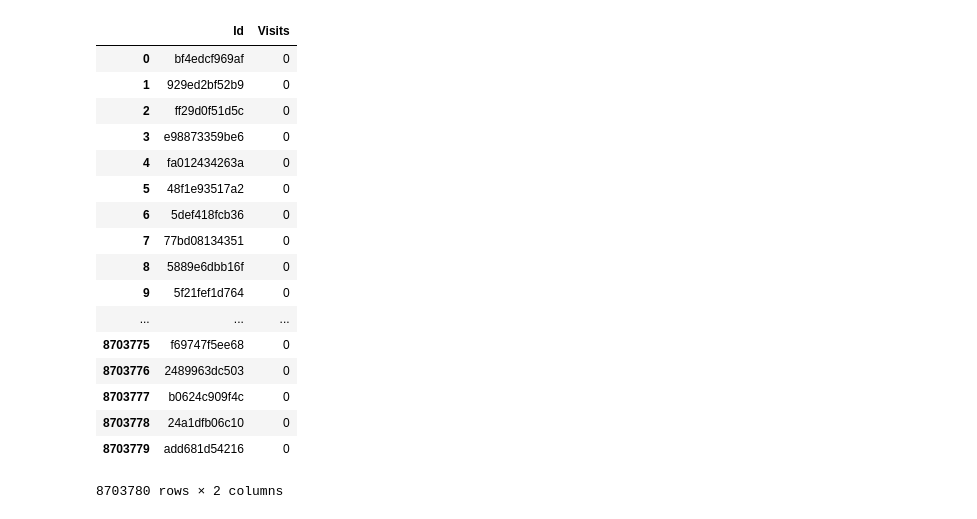
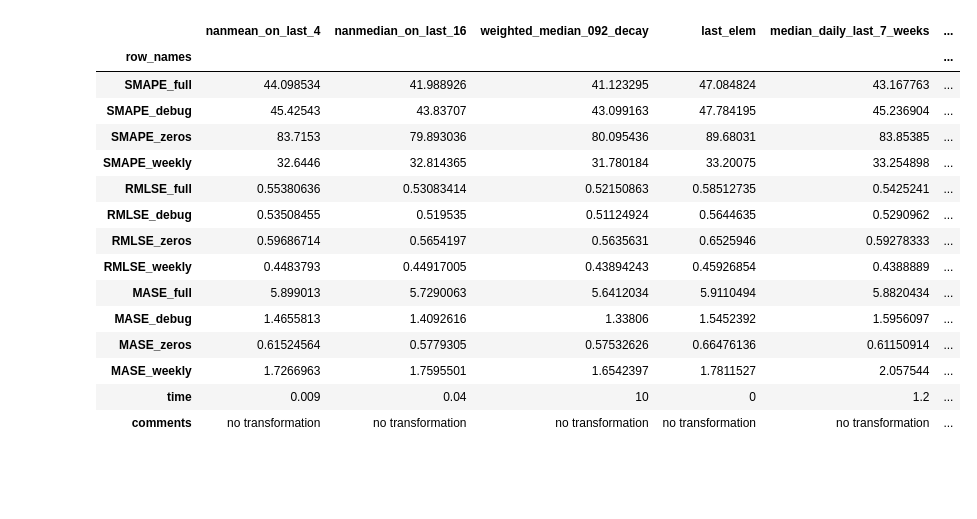
Before and after one commit to mmarinated/ProjectWiki, a Jupyter notebook: Untitled.ipynb, the cells around one changed output. Saved outputs shown, nothing was run; the diff lists cells and outputs as text; code cells hidden in the pictures; blank space fills up the shorter version.

```diff
--- a/Untitled.ipynb
+++ b/Untitled.ipynb
@@ -129,21 +17,0 @@ key
-# %%
-test
-# %% [output]
-|  | Id | Visits |
-| 0 | bf4edcf969af | 0 |
-| 1 | 929ed2bf52b9 | 0 |
-| 2 | ff29d0f51d5c | 0 |
-| 3 | e98873359be6 | 0 |
-| 4 | fa012434263a | 0 |
-| 5 | 48f1e93517a2 | 0 |
-| 6 | 5def418fcb36 | 0 |
-| 7 | 77bd08134351 | 0 |
-| 8 | 5889e6dbb16f | 0 |
-| 9 | 5f21fef1d764 | 0 |
-| ... | ... | ... |
-| 8703775 | f69747f5ee68 | 0 |
-| 8703776 | 2489963dc503 | 0 |
-| 8703777 | b0624c909f4c | 0 |
-| 8703778 | 24a1dfb06c10 | 0 |
-| 8703779 | add681d54216 | 0 |
-8703780 rows × 2 columns
@@ -149,0 +20,19 @@ test
+# %%
+info
+# %% [output]
+|  | nanmean_on_last_4 | nanmedian_on_last_16 | weighted_median_092_decay | last_elem | median_daily_last_7_weeks | ... |
+| row_names |  |  |  |  |  | ... |
+| SMAPE_full | 44.098534 | 41.988926 | 41.123295 | 47.084824 | 43.167763 | ... |
+| SMAPE_debug | 45.42543 | 43.83707 | 43.099163 | 47.784195 | 45.236904 | ... |
+| SMAPE_zeros | 83.7153 | 79.893036 | 80.095436 | 89.68031 | 83.85385 | ... |
+| SMAPE_weekly | 32.6446 | 32.814365 | 31.780184 | 33.20075 | 33.254898 | ... |
+| RMLSE_full | 0.55380636 | 0.53083414 | 0.52150863 | 0.58512735 | 0.5425241 | ... |
+| RMLSE_debug | 0.53508455 | 0.519535 | 0.51124924 | 0.5644635 | 0.5290962 | ... |
+| RMLSE_zeros | 0.59686714 | 0.5654197 | 0.5635631 | 0.6525946 | 0.59278333 | ... |
+| RMLSE_weekly | 0.4483793 | 0.44917005 | 0.43894243 | 0.45926854 | 0.4388889 | ... |
+| MASE_full | 5.899013 | 5.7290063 | 5.6412034 | 5.9110494 | 5.8820434 | ... |
+| MASE_debug | 1.4655813 | 1.4092616 | 1.33806 | 1.5452392 | 1.5956097 | ... |
+| MASE_zeros | 0.61524564 | 0.5779305 | 0.57532626 | 0.66476136 | 0.61150914 | ... |
+| MASE_weekly | 1.7266963 | 1.7595501 | 1.6542397 | 1.7811527 | 2.057544 | ... |
+| time | 0.009 | 0.04 | 10 | 0 | 1.2 | ... |
+| comments | no transformation | no transformation | no transformation | no transformation | no transformation | ... |
```
Also changed, not shown: parts of 32 cells of this notebook, 15 other files.
